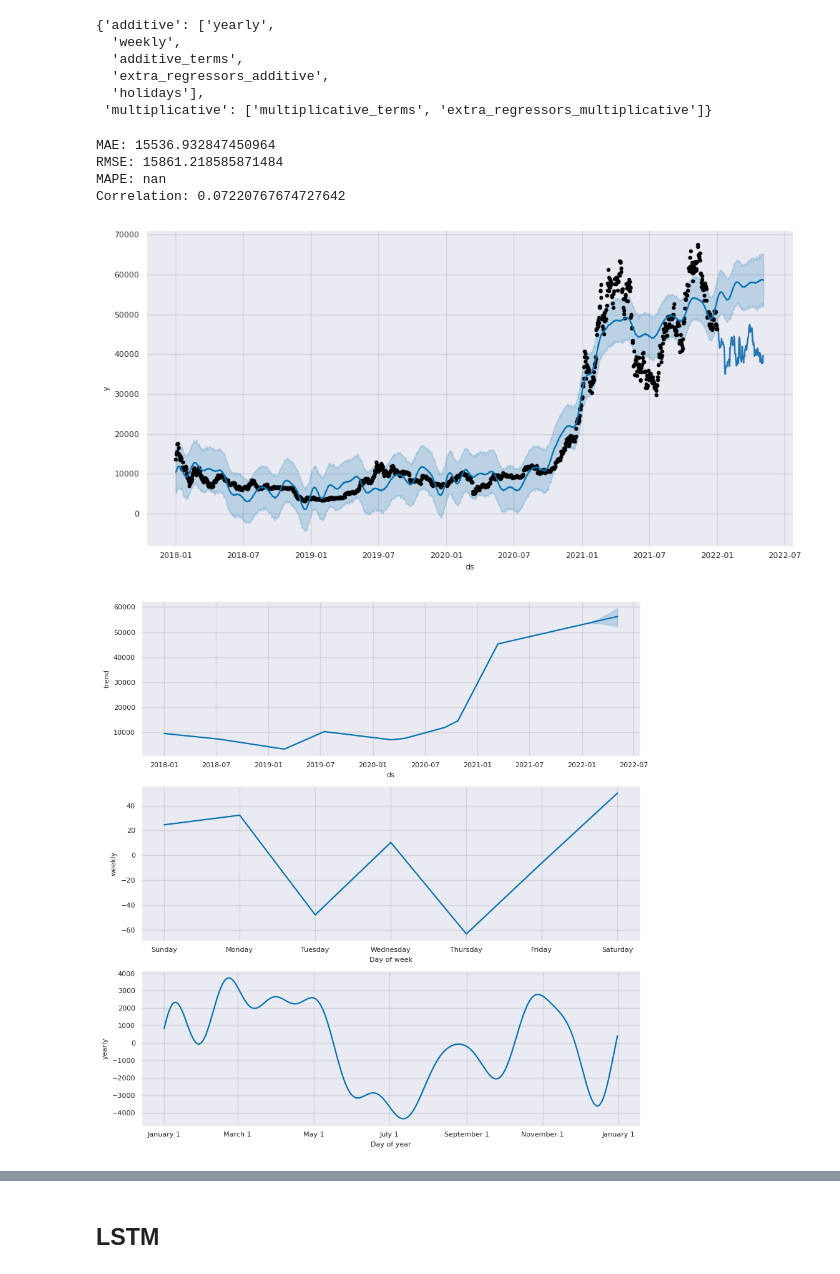
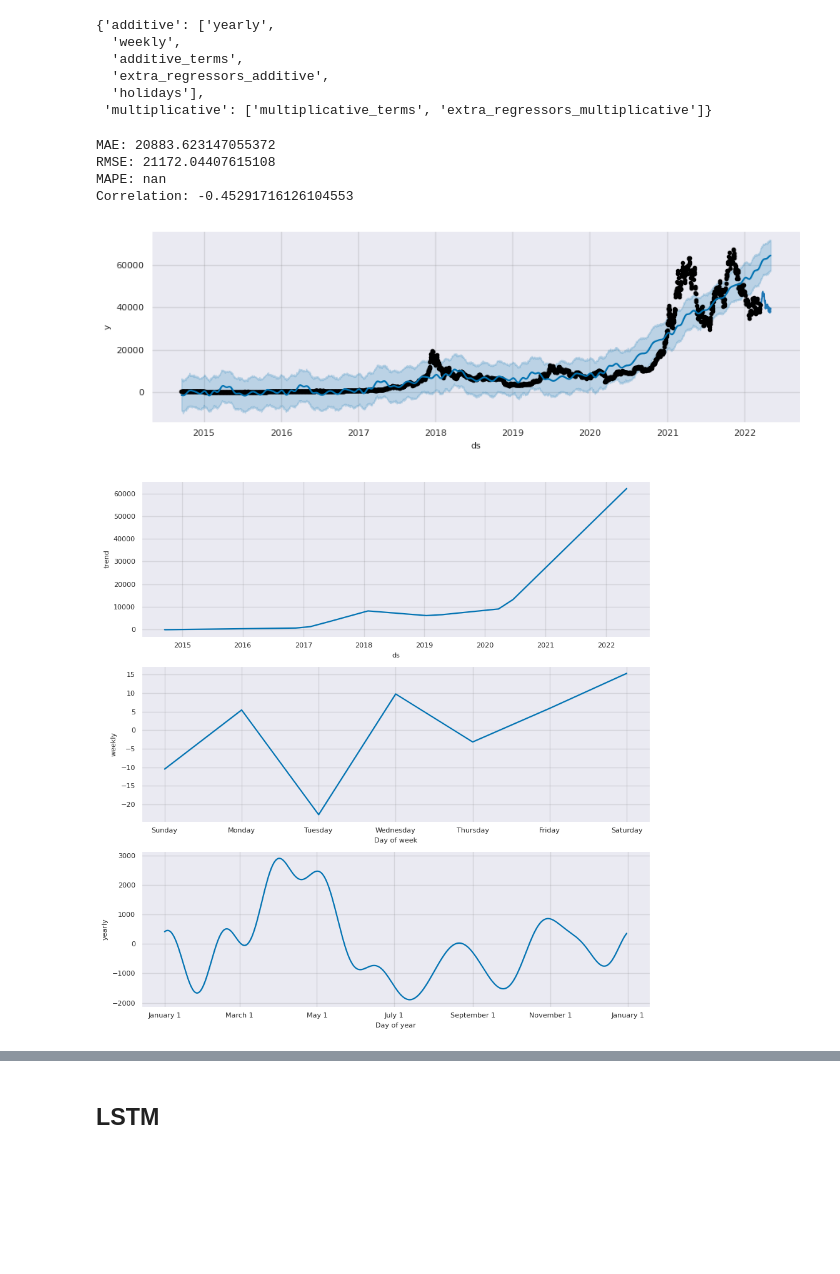
Before and after one commit to snehabajaj108/Bitcoin-Time-Series-Analysis, a Jupyter notebook: bitcoin_time_series_analysis.ipynb, the cells around one changed output, grey strips where cells are left out. Cells and saved outputs as stored; diff of their text form; code cells hidden in the pictures; blank space fills up the shorter version.

```diff
--- a/bitcoin_time_series_analysis.ipynb
+++ b/bitcoin_time_series_analysis.ipynb
@@ -38,7 +39,7 @@ drive.mount('/content/drive')
 # %% [output]
 Drive already mounted at /content/drive; to attempt to forcibly remount, call drive.mount("/content/drive", force_remount=True).
 # %%
-df = pd.read_csv('/content/drive/MyDrive/Jovian/snehabajaj108 bitcoin-time-series-analysis/BTC-USD-2018.csv', parse_dates=['Date'])
+df = pd.read_csv('/content/drive/MyDrive/Jovian/snehabajaj108 bitcoin-time-series-analysis/BTC-USD.csv', parse_dates=['Date'])
 # %%
 df.head()
 # %% [output]
@@ -264,8 +265,8 @@ def model_evaluation(y_actual, y_forecast):
   corr = np.corrcoef(y_actual, y_forecast)[0,1]
   return print(f"MAE: {MAE}\nRMSE: {RMSE}\nMAPE: {MAPE}\nCorrelation: {corr}")
 # %%
-train_df = price_df.loc[:'2021-12-31']
-test_df = price_df.loc['2022-01-01':]
+train_df = price_df.loc[:'2022-03-16']
+test_df = price_df.loc['2022-03-17':]
 # %%
 print("train_df shape: ", train_df.shape)
 print("test_df shape: ", test_df.shape)
@@ -458,7 +469,7 @@ train_df_p.head()
 # %%
 model = Prophet()
 model.fit(train_df_p)
-future_dates = model.make_future_dataframe(periods=125)
+future_dates = model.make_future_dataframe(periods=50)
 f = model.predict(future_dates)
 f.head()
 # %% [output]
@@ -489,19 +500,19 @@ model.component_modes
  'multiplicative': ['multiplicative_terms', 'extra_regressors_multiplicative']}
 # %%
 #model evaluation
-model_evaluation(test_df['Price'], f['yhat'].tail(125))
+model_evaluation(test_df['Price'], f['yhat'].tail(50))
 
 fig, ax = plt.subplots(1)
 ax.plot(test_df)
 model.plot(f, ax=ax)
 plt.show();
 # %% [output]
-MAE: 15536.932847450964
-RMSE: 15861.218585871484
+MAE: 20883.623147055372
+RMSE: 21172.04407615108
 MAPE: nan
-Correlation: 0.07220767674727642
+Correlation: -0.45291716126104553
-[figure, old version]
+[figure, new version]
 # %%
 fig2 = model.plot_components(f)
 # %% [output]
-[figure, old version]
+[figure, new version]
```
Also changed, not shown: parts of 47 cells of this notebook.
